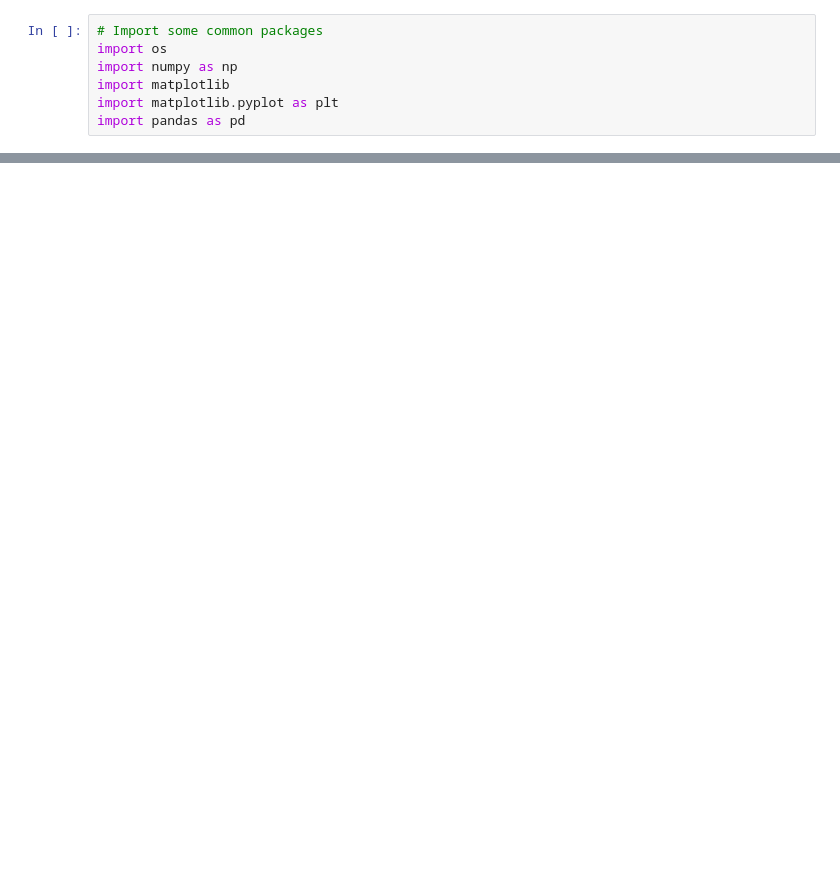
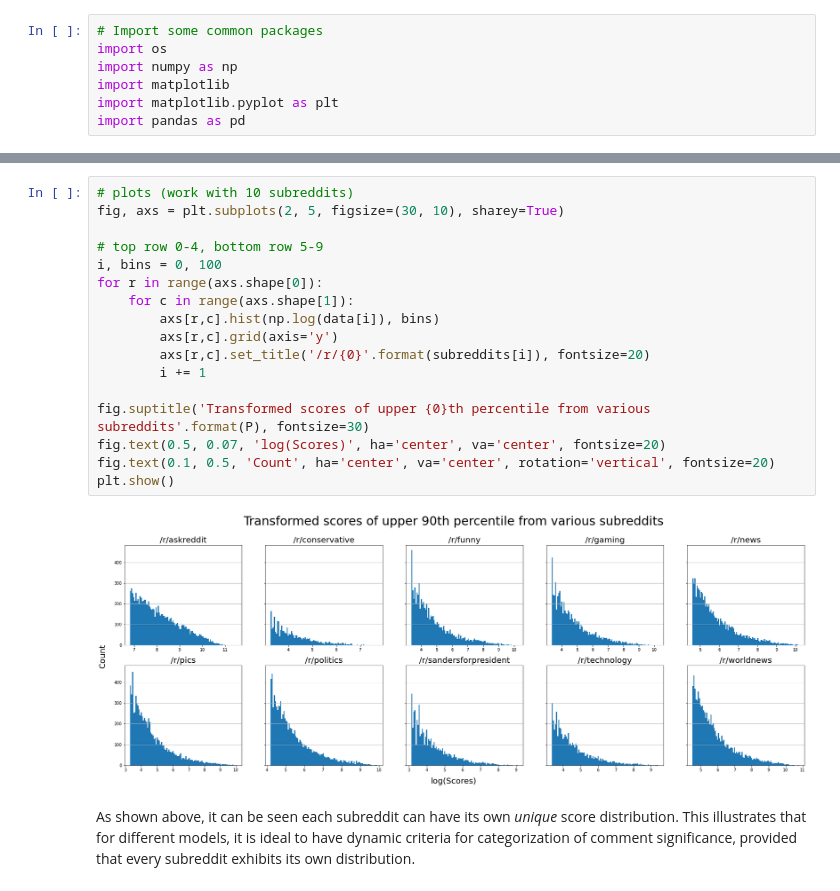
Before and after one commit to sidNan21/Reddit-Popularity-Prediction, a Jupyter notebook: notebooks/playground.ipynb, the cells around one changed output, grey strips where cells are left out. Saved outputs shown, nothing was run; the diff lists cells and outputs as text; blank space fills up the shorter version.

```diff
--- a/notebooks/playground.ipynb
+++ b/notebooks/playground.ipynb
@@ -57,0 +111,21 @@ more percentiles:
+# %%
+# plots (work with 10 subreddits)
+fig, axs = plt.subplots(2, 5, figsize=(30, 10), sharey=True)
+
+# top row 0-4, bottom row 5-9
+i, bins = 0, 100
+for r in range(axs.shape[0]):
+    for c in range(axs.shape[1]):
+        axs[r,c].hist(np.log(data[i]), bins)
+        axs[r,c].grid(axis='y')
+        axs[r,c].set_title('/r/{0}'.format(subreddits[i]), fontsize=20)
+        i += 1
+
+fig.suptitle('Transformed scores of upper {0}th percentile from various subreddits'.format(P), fontsize=30)
+fig.text(0.5, 0.07, 'log(Scores)', ha='center', va='center', fontsize=20)
+fig.text(0.1, 0.5, 'Count', ha='center', va='center', rotation='vertical', fontsize=20)
+plt.show()
+# %% [output]
+[figure, added]
+# %% [markdown]
+As shown above, it can be seen each subreddit can have its own _unique_ score distribution. This illustrates that for different models, it is ideal to have dynamic criteria for categorization of comment significance, provided that every subreddit exhibits its own distribution.
```
Also changed, not shown: parts of 8 cells of this notebook, 2 other files.
